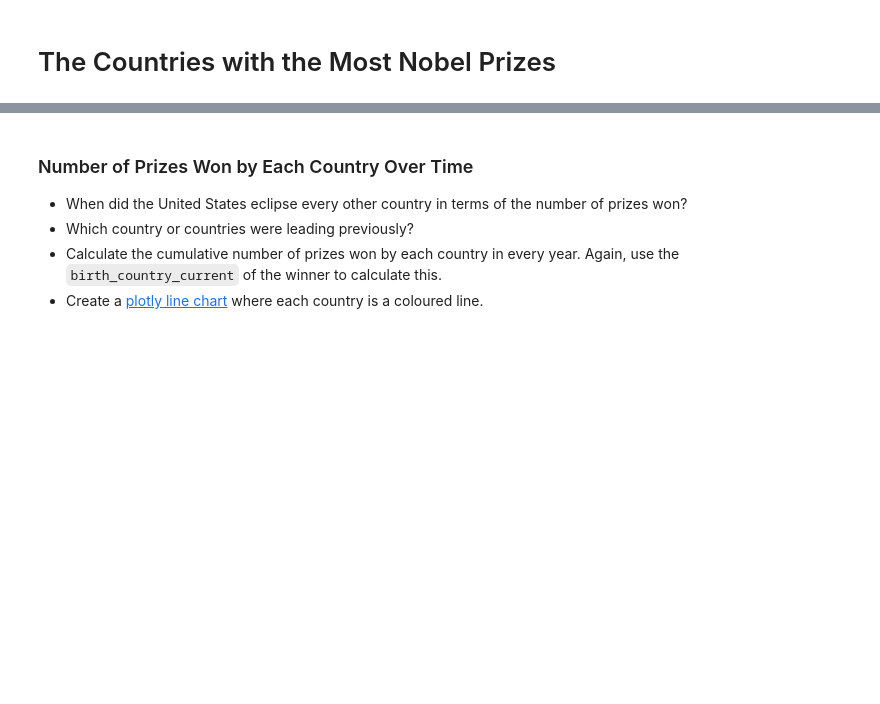
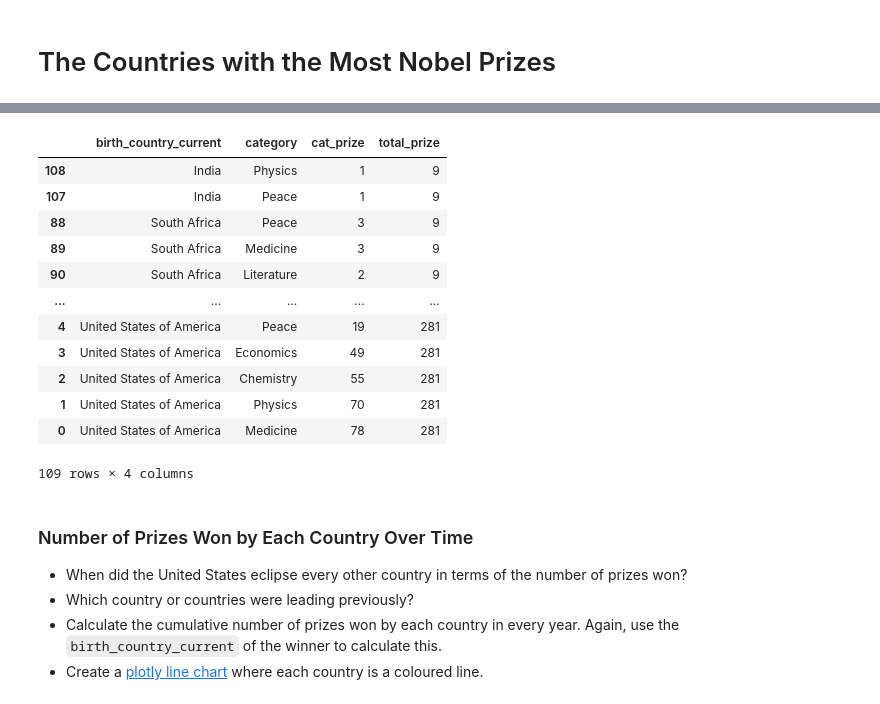
Before and after one commit to joboy-dev/Python-Projects, a Jupyter notebook: Advanced/Data Science/Nobel Prize Analysis/Nobel_Prize_Analysis_(start).ipynb, the cells around one changed output, grey strips where cells are left out. Saved outputs shown, nothing was run; the diff lists cells and outputs as text; code cells hidden in the pictures; blank space fills up the shorter version.

```diff
--- a/Advanced/Data Science/Nobel Prize Analysis/Nobel_Prize_Analysis_(start).ipynb
+++ b/Advanced/Data Science/Nobel Prize Analysis/Nobel_Prize_Analysis_(start).ipynb
@@ -500,3 +500,6 @@ plt.show()
 <img src=https://i.imgur.com/agcJdRS.png width=750>
 
 * What is the ranking for the top 20 countries in terms of the number of prizes?
+# %%
+top20_countries = df_data.groupby('birth_country_current', as_index=False).agg({'prize': pd.Series.count}).sort_values(by='prize', ascending=False).head(20)[::-1]
+top20_countries
@@ -531,3 +589,10 @@ The hard part is preparing the data for this chart!
 *Hint*: Take a two-step approach. The first step is grouping the data by country and category. Then you can create a DataFrame that looks something like this:
 
 <img src=https://i.imgur.com/VKjzKa1.png width=450>
+# %%
+category_prizes_df = df_data.groupby(['birth_country_current', 'category'], as_index=False).agg({'prize': pd.Series.count}).sort_values('prize', ascending=False)
+
+# category_prizes_df['total_prizes'] = category_prizes_df['prize'].count()
+
+
+category_prizes_df
@@ -533,0 +613,21 @@ The hard part is preparing the data for this chart!
+# %%
+merged_df = pd.merge(category_prizes_df, top20_countries, on='birth_country_current')
+
+merged_df.columns = ['birth_country_current', 'category', 'cat_prize', 'total_prize']
+merged_df.sort_values(by='total_prize', inplace=True)
+# %%
+merged_df
+# %% [output]
+|  | birth_country_current | category | cat_prize | total_prize |
+| 108 | India | Physics | 1 | 9 |
+| 107 | India | Peace | 1 | 9 |
+| 88 | South Africa | Peace | 3 | 9 |
+| 89 | South Africa | Medicine | 3 | 9 |
+| 90 | South Africa | Literature | 2 | 9 |
+| ... | ... | ... | ... | ... |
+| 4 | United States of America | Peace | 19 | 281 |
+| 3 | United States of America | Economics | 49 | 281 |
+| 2 | United States of America | Chemistry | 55 | 281 |
+| 1 | United States of America | Physics | 70 | 281 |
+| 0 | United States of America | Medicine | 78 | 281 |
+109 rows × 4 columns
```
Also changed, not shown: parts of 9 cells of this notebook.
